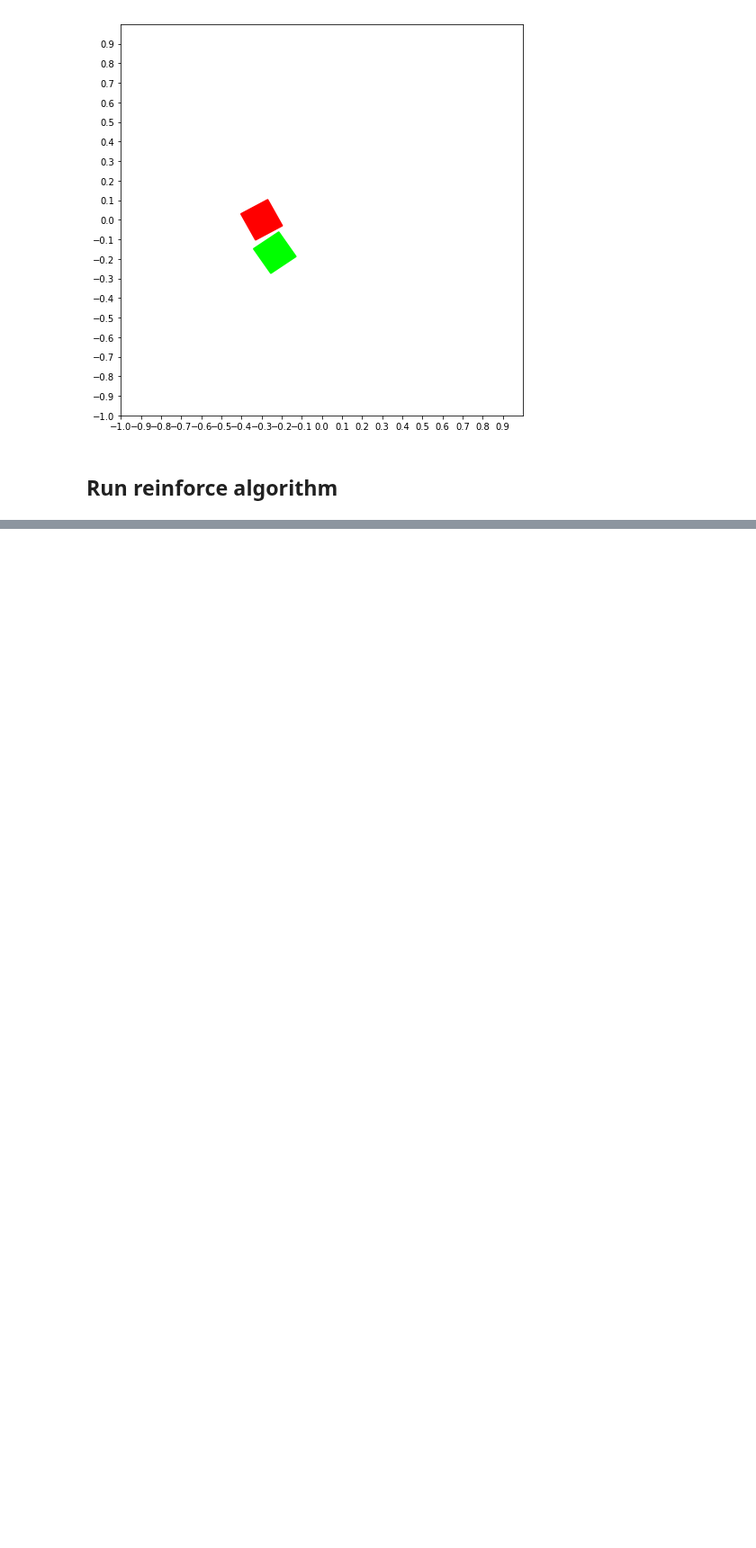
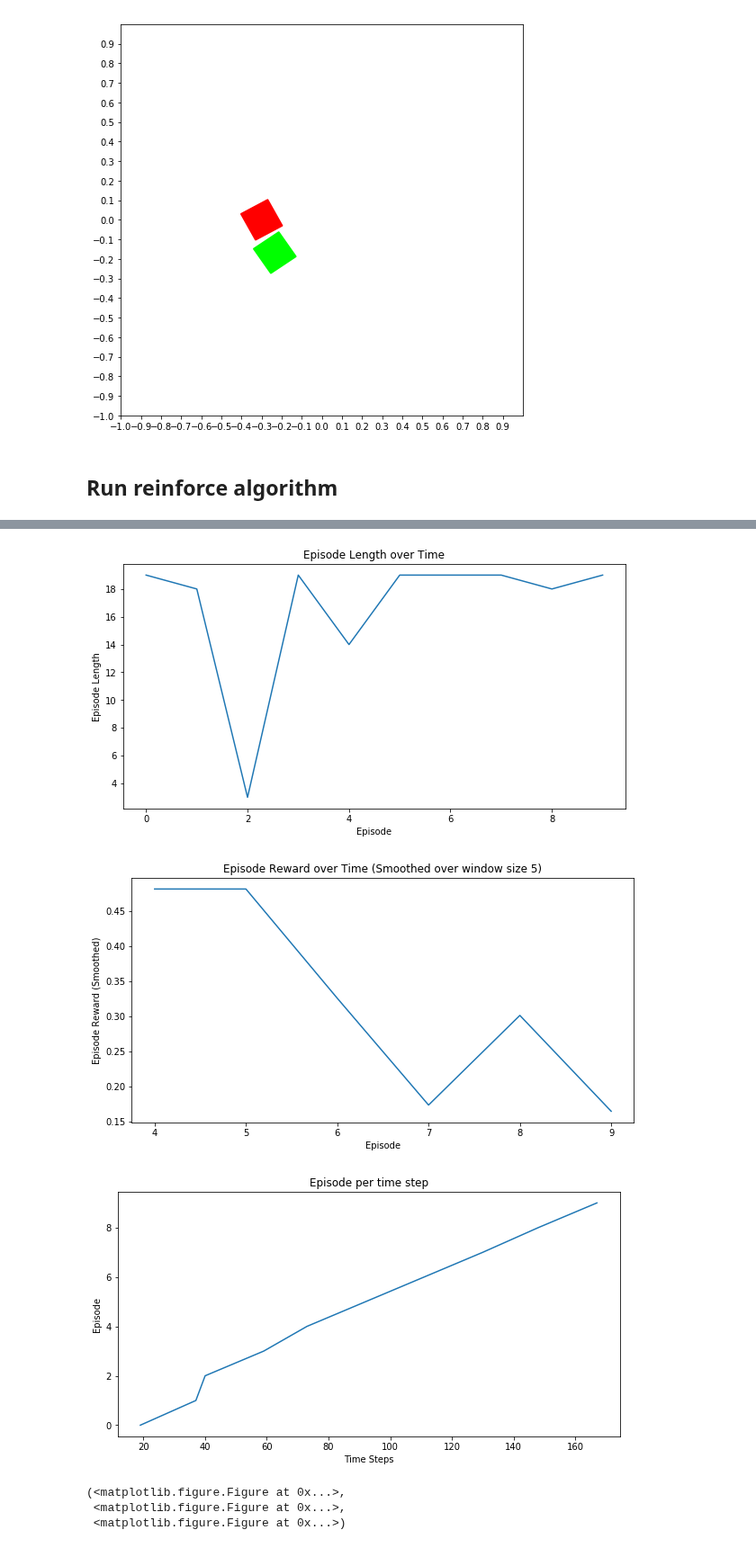
Before and after one commit to tuandnvn/learn-to-perform, a Jupyter notebook: notebooks/test_action_learner.ipynb, the cells around one changed output, grey strips where cells are left out. Shown at 90% size. Cells and saved outputs as stored; diff of their text form; code cells hidden in the pictures; blank space fills up the shorter version.

```diff
--- a/notebooks/test_action_learner.ipynb
+++ b/notebooks/test_action_learner.ipynb
@@ -124,4 +118,9 @@ import plotting
 # %%
+reload(config)
+
+c = config.Config()
+reload(block_movement_env)
+reload(value_estimator)
 reload(action_learner)
 tf.reset_default_graph()
 
@@ -164,0 +166,10 @@ ValueError: Cannot feed value of shape (12,) for Tensor 'policy_estimator/state:
+# %%
+import plotting
+plotting.plot_episode_stats(stats, smoothing_window=5)
+# %% [output]
+[figure, added]
+[figure, added]
+[figure, added]
+(<matplotlib.figure.Figure at 0x...>,
+ <matplotlib.figure.Figure at 0x...>,
+ <matplotlib.figure.Figure at 0x...>)
```
Also changed, not shown: parts of 13 cells of this notebook, 6 other files.
